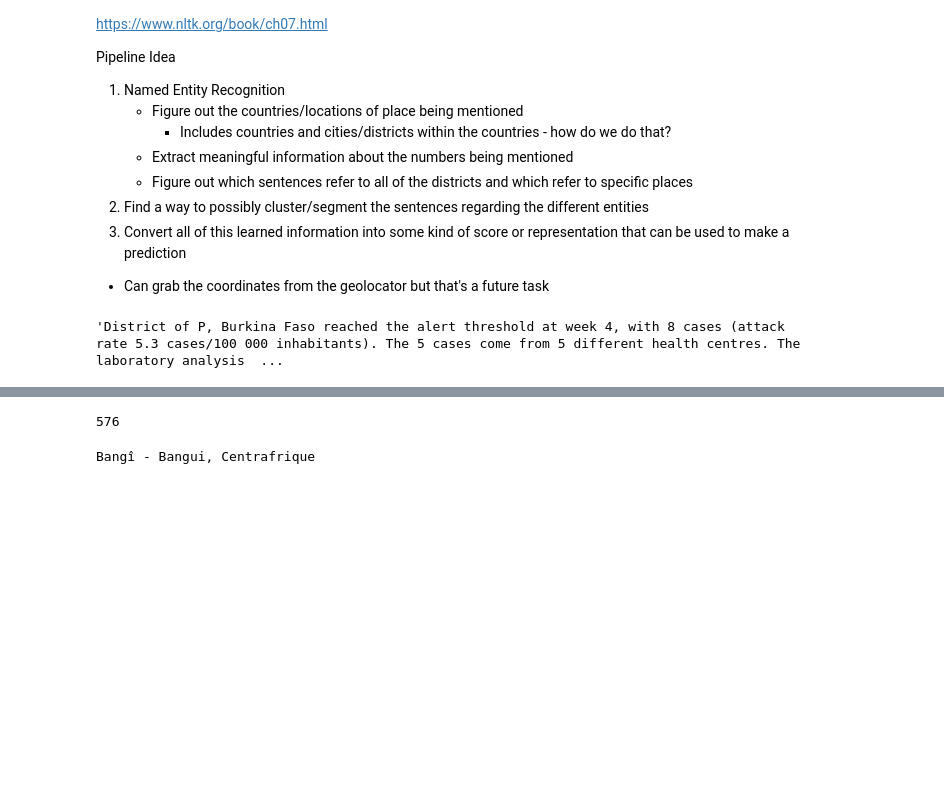
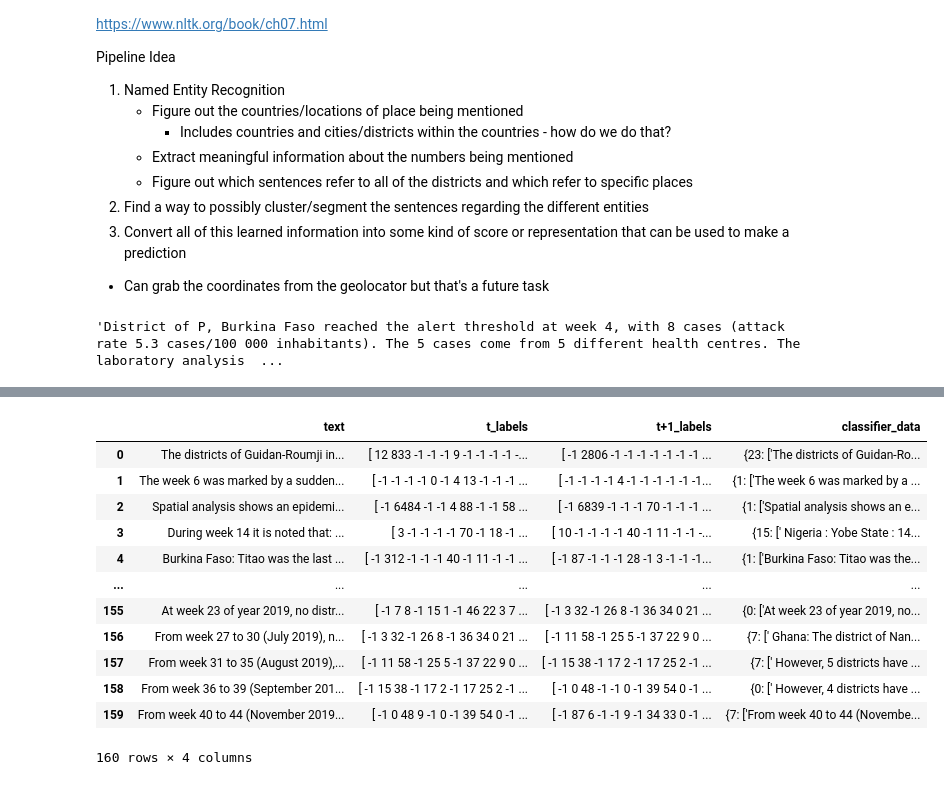
Before and after one commit to amirgamil/Meningitis-Analysis, a Jupyter notebook: Code/Text Information Extraction/Information Extraction.ipynb, the cells around one changed output, grey strips where cells are left out. Cells and saved outputs as stored; diff of their text form; code cells hidden in the pictures; blank space fills up the shorter version.

Commit message:
added threshold code for BERT

```diff
--- a/Code/Text Information Extraction/Information Extraction.ipynb
+++ b/Code/Text Information Extraction/Information Extraction.ipynb
@@ -70,12 +75,14 @@ weekly_data.iloc[3]["text"]
 # %% [output]
 'District of P, Burkina Faso reached the alert threshold at week 4, with 8 cases (attack rate 5.3 cases/100 000 inhabitants). The 5 cases come from 5 different health centres. The laboratory analysis  ...
 # %%
+#used to remove arabic words from returned geo tags
 #how to extract sentences relevant to all countries?
 #this class is used to extract the relevant information for countries mentioned in each report
+#for context in terms of order return_sentences_for_countries -> country_short_list -> create_countries_cities_dict
 class InformationExtractor():
     def __init__(self):
         self.gc = geonamescache.GeonamesCache()
-        self.all_countries = gc.get_countries_by_names()
+        self.all_countries = self.gc.get_countries_by_names()
         self.nlp = en_core_web_sm.load()
         self.geolocator = Nominatim(user_agent="MenViz")
 
@@ -89,6 +96,9 @@ class InformationExtractor():
 
         if "Cameroun" in sentences:
             edge.append("Cameroun")
+
+        if "Senegal" in sentences:
+            edge.append("Senegal")
         return edge
 
     #function that will extract the location tags from a given report and return a dictionary of countries as keys
@@ -114,6 +124,7 @@ class InformationExtractor():
         return countries_cities
 
     def clean_up_loc(self, loc):
+
         if ";" in loc:
             index = loc.index(";")
             loc = loc[:index]
@@ -124,17 +135,20 @@ class InformationExtractor():
         if "Tchad" in loc:
             loc = loc.split("/")[0].strip()
 
-        print(loc)
-        belonging_to_country = country_list.index(str(loc).split(",")[-1].strip())
+        if "Congo" in loc:
+            loc = loc[-5:]
+            belonging_to_country = country_list.index(str(loc))
+            print(belonging_to_country)
+        else:
+            belonging_to_country = country_list.index(str(loc).split(",")[-1].strip())
         return belonging_to_country
 
     #as input takes array of countries/cities and returns a dictionary with countries as keys and cities as values
     def create_countries_cities_dict(self, locations):
         #dictionary with countries as keys and cities mentioned as values
         countries_cities = {}
-        print(locations)
         for place in locations:
-            if place in all_countries and place in country_list:
+            if place in country_list:
                 country_index = country_list.index(place)
                 if country_index not in countries_cities:
                     #store the country as its corresponding int key from country_list array
@@ -144,13 +158,12 @@ class InformationExtractor():
                     #the place must be a city thus we need to find which country this city is located in
                     loc = self.geolocator.geocode(place).raw
                     belonging_to_country = self.clean_up_loc(loc["display_name"])
-
                     if belonging_to_country not in countries_cities:
                         countries_cities[belonging_to_country] = [place]
                     else:
                         countries_cities[belonging_to_country].append(place)
                 except Exception as e:
-                    print(place)
+                    print("Exception: ", place)
         return countries_cities
 
     #return sentence containing specific substring from a report
@@ -159,8 +172,9 @@ class InformationExtractor():
     def extract_sentence_given_substring(self, substring, report):
         return re.findall(r"([^.]*?"+substring+"[^.]*\.)", report)
 
-    #given input as a dictionary with countries as keys and cities as values - this function will return a dictionary
-    #with countries as keys and an array of sentences that contain each of the country/city mentions in the report
+    #given input a report, the function will computea dictionary with countries as keys and cities as values
+    #- this function will return a dictionary with countries as keys and an array of sentences that
+    #contain each of the country/city mentions in the report
     def return_sentences_for_countries(self, report):
         countries_data_dict = {}
         location_dict = self.country_short_list(report)
@@ -185,7 +199,6 @@ info = InformationExtractor()
 
 stop_words = set(stopwords.words('english'))
 
-txt = month_data.iloc[10]["Summary"]
 #doing the first 3 tasks in a simple preprocess function
 def preprocess(txt):
     sentences = nltk.sent_tokenize(txt)
@@ -197,5 +210,7 @@ def preprocess(txt):
 
 
 information_extractor = InformationExtractor()
-weekly_data["classifier_data"] = weekly_data["text"].apply(lambda x: information_extractor.return_sentences_for_countries(x))
+# weekly_data["classifier_data"] = weekly_data["text"].apply(lambda x: information_extractor.return_sentences_for_countries(x))
+threshold_data["classifier_data"] = threshold_data["text"].apply( \
+    lambda x: information_extractor.return_sentences_for_countries(x))
 # %% [output]
@@ -245,4 +283,17 @@ print(countries_distribution)
 # %%
-print(len(classifier_data))
+# print(len(classifier_data))
+threshold_data
 # %% [output]
+|  | text | t_labels | t+1_labels | classifier_data |
+| 0 | The districts of Guidan-Roumji in... | [ 12 833 -1 -1 -1 9 -1 -1 -1 -1 -... | [ -1 2806 -1 -1 -1 -1 -1 -1 -1 ... | {23: ['The districts of Guidan-Ro... |
+| 1 | The week 6 was marked by a sudden... | [ -1 -1 -1 -1 0 -1 4 13 -1 -1 -1 ... | [ -1 -1 -1 -1 4 -1 -1 -1 -1 -1 -1... | {1: ['The week 6 was marked by a ... |
+| 2 | Spatial analysis shows an epidemi... | [ -1 6484 -1 -1 4 88 -1 -1 58 ... | [ -1 6839 -1 -1 -1 70 -1 -1 -1 ... | {1: ['Spatial analysis shows an e... |
+| 3 | During week 14 it is noted that: ... | [ 3 -1 -1 -1 -1 70 -1 18 -1 ... | [ 10 -1 -1 -1 -1 40 -1 11 -1 -1 -... | {15: [' Nigeria : Yobe State : 14... |
+| 4 | Burkina Faso: Titao was the last ... | [ -1 312 -1 -1 -1 40 -1 11 -1 -1 ... | [ -1 87 -1 -1 -1 28 -1 3 -1 -1 -1... | {1: ['Burkina Faso: Titao was the... |
+| ... | ... | ... | ... | ... |
+| 155 | At week 23 of year 2019, no distr... | [ -1 7 8 -1 15 1 -1 46 22 3 7 ... | [ -1 3 32 -1 26 8 -1 36 34 0 21 ... | {0: ['At week 23 of year 2019, no... |
+| 156 | From week 27 to 30 (July 2019), n... | [ -1 3 32 -1 26 8 -1 36 34 0 21 ... | [ -1 11 58 -1 25 5 -1 37 22 9 0 ... | {7: [' Ghana: The district of Nan... |
+| 157 | From week 31 to 35 (August 2019),... | [ -1 11 58 -1 25 5 -1 37 22 9 0 ... | [ -1 15 38 -1 17 2 -1 17 25 2 -1 ... | {7: [' However, 5 districts have ... |
+| 158 | From week 36 to 39 (September 201... | [ -1 15 38 -1 17 2 -1 17 25 2 -1 ... | [ -1 0 48 -1 -1 0 -1 39 54 0 -1 ... | {0: [' However, 4 districts have ... |
+| 159 | From week 40 to 44 (November 2019... | [ -1 0 48 9 -1 0 -1 39 54 0 -1 ... | [ -1 87 6 -1 -1 9 -1 34 33 0 -1 ... | {7: ['From week 40 to 44 (Novembe... |
-576
+160 rows × 4 columns
@@ -251,9 +299,0 @@ classifier_data.to_csv("test.csv", index=False)
-# %%
-#Edge Cases
-# Moïssala مويسالا, Mandoul Oriental ماندول الشرقية, Mandoul ماندول, Tchad / تشاد
-# Bembéréké, Borgou, Bénin
-information_extractor = InformationExtractor()
-a = information_extractor.geolocator.geocode("Bangui").raw
-print(information_extractor.clean_up_loc(a["display_name"]))
-# %% [output]
-Bangî - Bangui, Centrafrique
```
Also changed, not shown: parts of 7 cells of this notebook, 3 other files.
